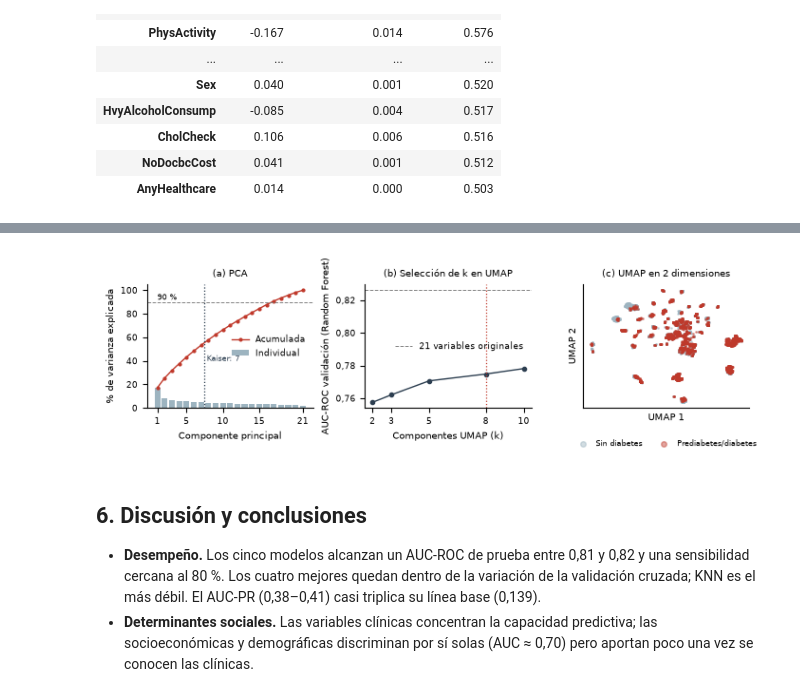
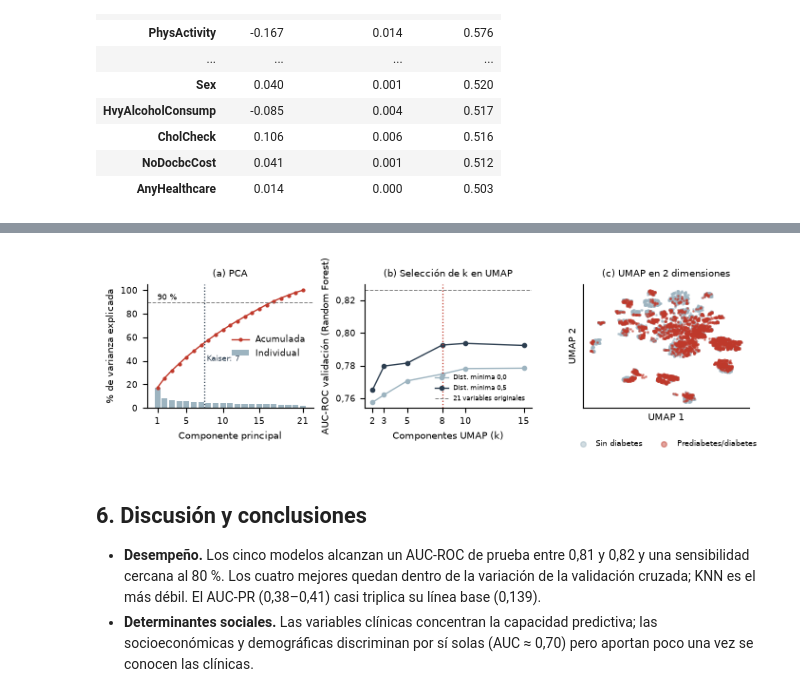
Before and after one commit to gjcardonam/diabetes-brfss-ml, a Jupyter notebook: notebooks/proyecto_diabetes.ipynb, the cells around one changed output, grey strips where cells are left out. Drawn from its saved outputs; the diff is of its cells as text; code cells hidden in the pictures.

```diff
--- a/notebooks/proyecto_diabetes.ipynb
+++ b/notebooks/proyecto_diabetes.ipynb
@@ -799,9 +851,13 @@ individual = pd.DataFrame({
     "informacion_mutua": im_,
     "auc_individual": [max(a, 1 - a) for a in (roc_auc_score(y_train, X_train[v]) for v in VARIABLES)],
 }, index=VARIABLES).sort_values("auc_individual", ascending=False)
-# Candidatas a eliminar: discriminan casi como el azar (AUC individual < 0,55) y comparten muy poca
-# información con la clase (|ρ| < 0,10).
-candidatas = individual[(individual.auc_individual < 0.55) & (individual.spearman.abs() < 0.10)].index.tolist()
+# Candidatas a eliminar: su asociación con la clase no llega a un efecto pequeño con ninguna de las
+# dos medidas. |ρ| < 0,10 es una correlación despreciable (Schober et al., 2018) y equivale al
+# efecto pequeño de Cohen (r = 0,1); AUC < 0,556 es el efecto pequeño de Cohen (d = 0,2) expresado
+# como área bajo la curva (Rice y Harris, 2005).
+UMBRAL_AUC_SEL, UMBRAL_RHO_SEL = 0.556, 0.10
+candidatas = individual[(individual.auc_individual < UMBRAL_AUC_SEL)
+                        & (individual.spearman.abs() < UMBRAL_RHO_SEL)].index.tolist()
 conservadas = [v for v in VARIABLES if v not in candidatas]
 reduccion["individual"] = individual.to_dict(orient="index")
 reduccion["candidatas_eliminar"] = candidatas
@@ -870,8 +930,30 @@ reduccion["pca"] = {
     "kaiser": evaluar_representacion(PCA(n_components=k_kaiser, random_state=SEMILLA)),
     "var90": evaluar_representacion(PCA(n_components=k_90, random_state=SEMILLA)),
 }
-print(f"Kaiser: {k_kaiser} componentes ({var_acum[k_kaiser - 1]:.1%}); 90 %: {k_90} componentes")
-for crit in ("kaiser", "var90"):
+
+# Codo: punto del gráfico de sedimentación más alejado de la recta entre el primer y el último autovalor.
+num_pc = np.arange(1, 22)
+recta = np.array([20, autovalores[-1] - autovalores[0]])
+dist_codo = np.abs(recta[0] * (autovalores - autovalores[0]) - recta[1] * (num_pc - 1))
+k_codo = int(num_pc[np.argmax(dist_codo)])
+# Wrapper: AUC de validación cruzada del mejor modelo para cada k; el menor k a menos de 0,005 del máximo.
+base = clone(busquedas[MEJORES[0]].best_estimator_)
+m_wrapper = base.steps[-1][1] if isinstance(base, Pipeline) else base
+wrapper_cv = {}
+for k in range(1, 21):
+    pipe = Pipeline([("escala", StandardScaler()), ("reduccion", PCA(n_components=k, random_state=SEMILLA)),
+                     ("modelo", clone(m_wrapper))])
+    r = cross_validate(pipe, X_train, y_train, cv=cv, scoring={"auc_roc": "roc_auc"}, n_jobs=N_JOBS)
+    wrapper_cv[k] = float(r["test_auc_roc"].mean())
+k_wrapper = min(k for k in wrapper_cv if wrapper_cv[k] >= max(wrapper_cv.values()) - 0.005)
+reduccion["pca"].update({
+    "k_codo": k_codo, "codo": evaluar_representacion(PCA(n_components=k_codo, random_state=SEMILLA)),
+    "wrapper_cv": wrapper_cv, "k_wrapper": k_wrapper,
+    "wrapper": evaluar_representacion(PCA(n_components=k_wrapper, random_state=SEMILLA)),
+})
+print(f"Kaiser: {k_kaiser} componentes ({var_acum[k_kaiser - 1]:.1%}); 90 %: {k_90} componentes; "
+      f"codo: {k_codo}; wrapper: {k_wrapper}")
+for crit in ("kaiser", "var90", "codo", "wrapper"):
     for n in MEJORES:
         print(crit, n, reduccion["pca"][crit][n]["validacion_auc"])
 # %% [output]
@@ -934,5 +1034,5 @@ k elegido: 8
 # %%
-u2 = umap.UMAP(n_components=2, n_neighbors=30, min_dist=0.1, random_state=SEMILLA)
+u2 = umap.UMAP(n_components=2, n_neighbors=30, min_dist=dist_umap, random_state=SEMILLA)
 emb2 = u2.fit_transform(esc.transform(X_train))
 fig, ejes = plt.subplots(1, 3, figsize=(DOS_COL, 2.2))
 ax = ejes[0]
@@ -946,36 +1046,38 @@ ax.set_xticks([1, 5, 10, 15, 21])
 ax.set_xlabel("Componente principal")
 ax.set_ylabel("% de varianza explicada")
 ax.set_title("(a) PCA")
 ax.legend(frameon=False, loc="center right")
 ax = ejes[1]
-ax.plot(K_UMAP, [umap_val[k] for k in K_UMAP], "o-", color=AZUL, ms=3, lw=1)
+for d, color in zip(DIST_UMAP, [GRIS, AZUL]):
+    ax.plot(K_UMAP, [umap_val_dist[d][k] for k in K_UMAP], "o-", color=color, ms=3, lw=1,
+            label=f"Dist. mínima {str(d).replace('.', ',')}")
 ax.axvline(k_umap, color=ROJO, ls=":", lw=0.9)
 ax.axhline(reduccion["referencia_21"][mejor_modelo]["validacion_auc"][0], color="grey", ls="--", lw=0.7,
            label="21 variables originales")
 ax.set_xticks(K_UMAP)
 ax.set_xlabel("Componentes UMAP (k)")
 ax.set_ylabel(f"AUC-ROC validación ({mejor_modelo})")
 ax.set_title("(b) Selección de k en UMAP")
 coma(ax, "y", dec=2)
-ax.legend(frameon=False, loc="center right")
+ax.legend(frameon=False, loc="lower right", fontsize=5)
 ax = ejes[2]
 muestra = rng.choice(len(emb2), 6000, replace=False)
 for clase, color, etiqueta in [(0, GRIS, "Sin diabetes"), (1, ROJO, "Prediabetes/diabetes")]:
     sel = muestra[y_train.values[muestra] == clase]
     ax.scatter(emb2[sel, 0], emb2[sel, 1], s=1, alpha=0.45, color=color, label=etiqueta, rasterized=True)
 ax.set_xticks([])
 ax.set_yticks([])
 ax.set_xlabel("UMAP 1")
 ax.set_ylabel("UMAP 2")
 ax.set_title("(c) UMAP en 2 dimensiones")
 ax.legend(markerscale=4, frameon=False, fontsize=5.5, loc="upper center", bbox_to_anchor=(0.5, -0.2), ncol=2)
 fig.tight_layout(w_pad=0.8)
 fig.savefig(FIG / "fig_reduccion.pdf", dpi=300)
 plt.show()
 
 resultados["reduccion"] = reduccion
 # %% [output]
-[figure, old version]
+[figure, new version]
 # %% [markdown]
 ## 6. Discusión y conclusiones
 
```
Also changed, not shown: parts of 13 cells of this notebook, 14 other files.
